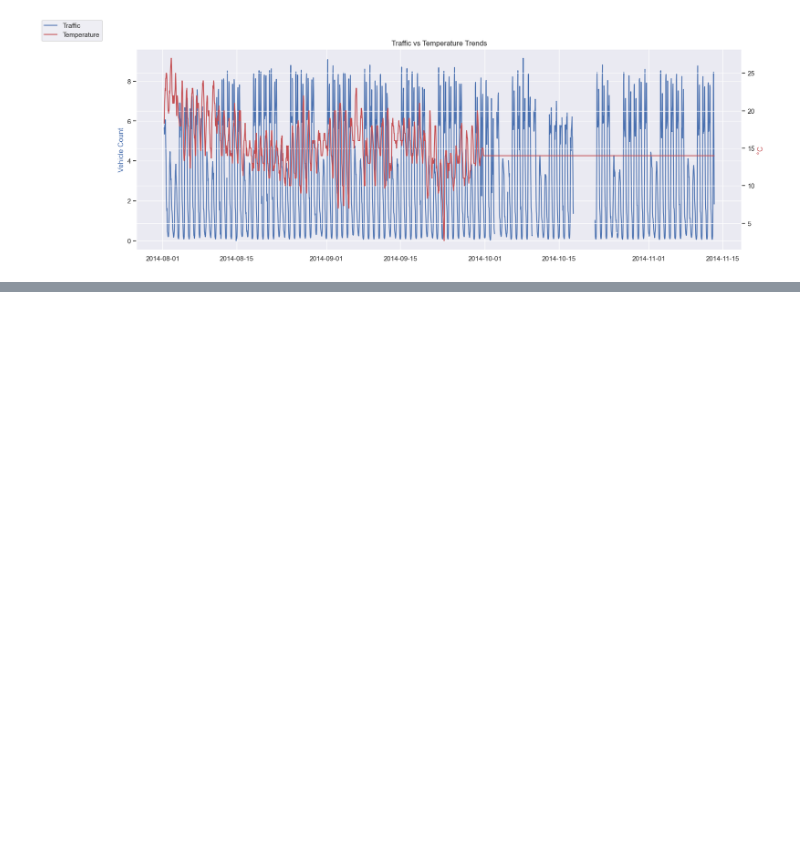
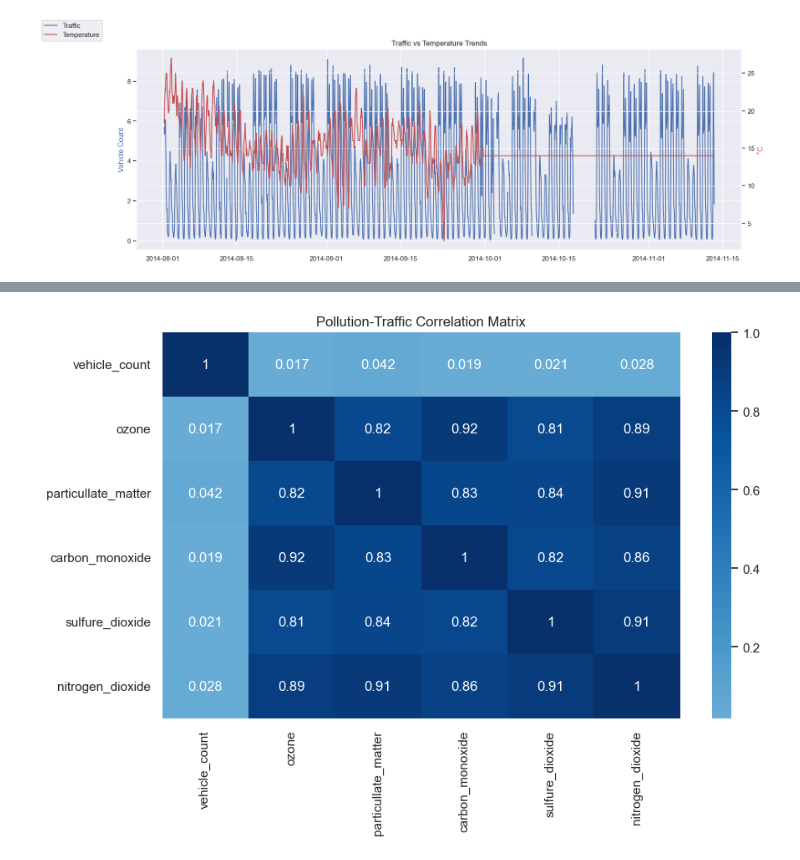
Before and after one commit to victorhg/aai-530-final-project, a Jupyter notebook: analysis/EDA_smart_city.ipynb, the cells around one changed output, grey strips where cells are left out. Saved outputs shown, nothing was run; the diff lists cells and outputs as text; code cells hidden in the pictures; blank space fills up the shorter version.

Commit message:
added pollution correlation information

```diff
--- a/analysis/EDA_smart_city.ipynb
+++ b/analysis/EDA_smart_city.ipynb
@@ -402,0 +405,5 @@ plt.show()
+# %%
+pollution_df = pd.read_csv("../data/aarhus_pollution_data_aug_oct_2014.csv")
+pollution_df['timestamp'] = pd.to_datetime(pollution_df['timestamp'])
+pollution_df.set_index('timestamp', inplace=True)
+pollution_df.head()
@@ -402,0 +420,15 @@ plt.show()
+# %%
+# Align frequencies (hourly example)
+traffic_hourly = traffic_df['vehicle_count'].resample('H').mean()
+pollution_hourly = pollution_df.resample('H').mean()
+
+# Merge using nearest timestamps
+combined = pd.merge_asof(
+    traffic_hourly.to_frame(),
+    pollution_hourly,
+    left_index=True,
+    right_index=True,
+    direction='nearest'
+)
+
+combined
@@ -402,0 +457,11 @@ plt.show()
+# %%
+# Calculate correlation matrix
+corr_matrix = combined[['vehicle_count', 'ozone',	'particullate_matter', 'carbon_monoxide', 'sulfure_dioxide', 'nitrogen_dioxide'	]].corr()
+
+# Visualize with heatmap
+plt.figure(figsize=(10,6))
+sns.heatmap(corr_matrix, annot=True, cmap="Blues" ,center=0)
+plt.title('Pollution-Traffic Correlation Matrix')
+plt.show()
+# %% [output]
+[figure, added]
```
Also changed, not shown: parts of 5 cells of this notebook, 2 other files.
